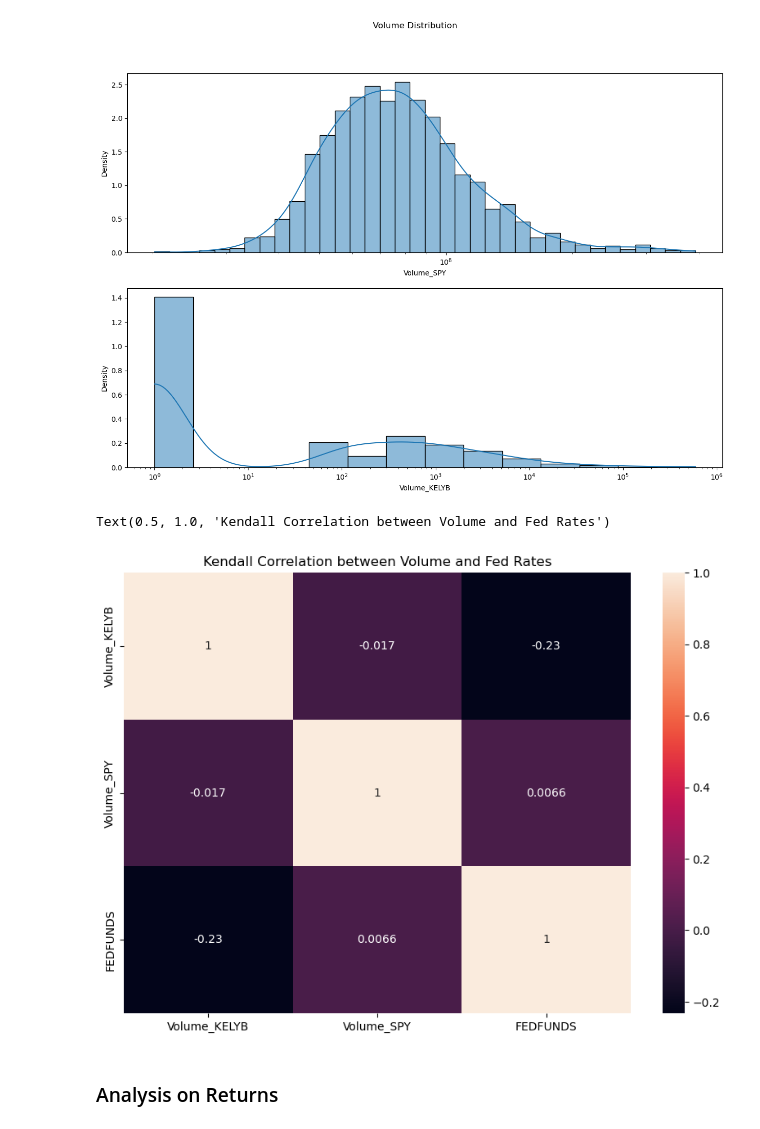
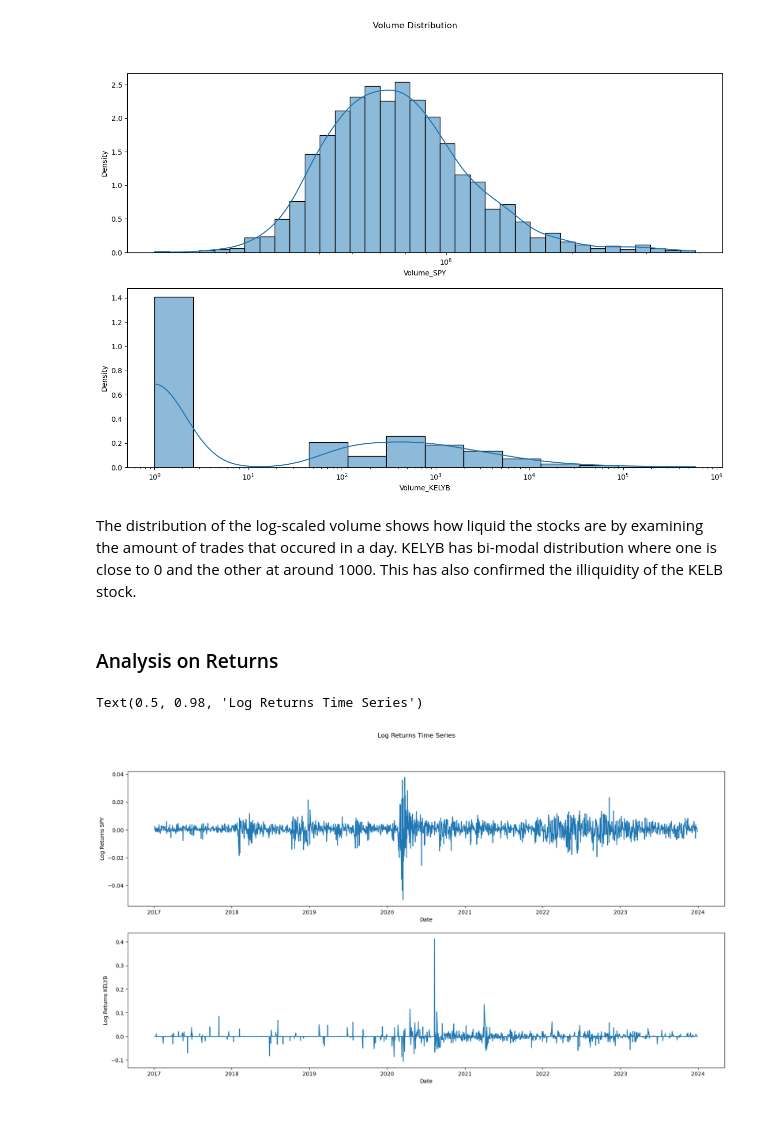
Before and after one commit to Celinzh/wqu_assignment, a Jupyter notebook: GWP1/Heinrik-data.ipynb, the cells around one changed output. Saved outputs shown, nothing was run; the diff lists cells and outputs as text; code cells hidden in the pictures.

```diff
--- a/GWP1/Heinrik-data.ipynb
+++ b/GWP1/Heinrik-data.ipynb
@@ -53,6 +136,7 @@ def extract_and_process_stocks() -> pd.DataFrame:
     fed_rate_df = pd.DataFrame(columns=['Date'])
     fed_rate_df['Date'] = pd.date_range(PERIOD_START, PERIOD_END, freq='D')
     fed_rate_df = pd.merge(fed_rate_df, fed_rate, how='left', left_on='Date', right_on='DATE').drop(columns=['DATE']).ffill()
+    fed_rate_df['FEDFUNDS'] = fed_rate_df['FEDFUNDS'].apply(np.floor)
 
     return pd.merge(pd.merge(stock_df, index_df, how='inner', on='Date', suffixes=[f"_{ILLIQUID_TICKER}", f"_{LIQUID_INDEX_TICKER}"]), fed_rate_df, on="Date")
 # %%
@@ -91,15 +177,18 @@ fig.suptitle('Volume Distribution')
 # %% [output]
 Text(0.5, 0.98, 'Volume Distribution')
 [figure]
-# %%
-# FEDFUNDS and volume of KELYB has a negative correlation
-plt.figure(figsize=(10,7))
-vol_fed_df = final_df[[f'Volume_{ILLIQUID_TICKER}', f'Volume_{LIQUID_INDEX_TICKER}', 'FEDFUNDS']]
-sns.heatmap(vol_fed_df[[f'Volume_{ILLIQUID_TICKER}', f'Volume_{LIQUID_INDEX_TICKER}', 'FEDFUNDS']].corr('kendall'), annot=True)
-
-plt.title('Kendall Correlation between Volume and Fed Rates')
-# %% [output]
-Text(0.5, 1.0, 'Kendall Correlation between Volume and Fed Rates')
-[figure, removed]
+# %% [markdown]
+The distribution of the log-scaled volume shows how liquid the stocks are by examining the amount of trades that occured in a day. KELYB has bi-modal distribution where one is close to 0 and the other at around 1000. This has also confirmed the illiquidity of the KELB stock.
 # %% [markdown]
 ### Analysis on Returns
+# %%
+final_df[f'Log Returns {LIQUID_INDEX_TICKER}'] = np.log10(final_df[f'Close_{LIQUID_INDEX_TICKER}']/final_df[f'Close_{LIQUID_INDEX_TICKER}'].shift(1))
+final_df[f'Log Returns {ILLIQUID_TICKER}'] = np.log10(final_df[f'Close_{ILLIQUID_TICKER}']/final_df[f'Close_{ILLIQUID_TICKER}'].shift(1))
+# %%
+fig, ax = plt.subplots(2, 1, figsize=(20, 10))
+sns.lineplot(x='Date', y=f'Log Returns {LIQUID_INDEX_TICKER}', data=final_df, ax=ax[0])
+sns.lineplot(x='Date', y=f'Log Returns {ILLIQUID_TICKER}', data=final_df, ax=ax[1])
+fig.suptitle('Log Returns Time Series')
+# %% [output]
+Text(0.5, 0.98, 'Log Returns Time Series')
+[figure, added]
```
Also changed, not shown: parts of 17 cells of this notebook.
